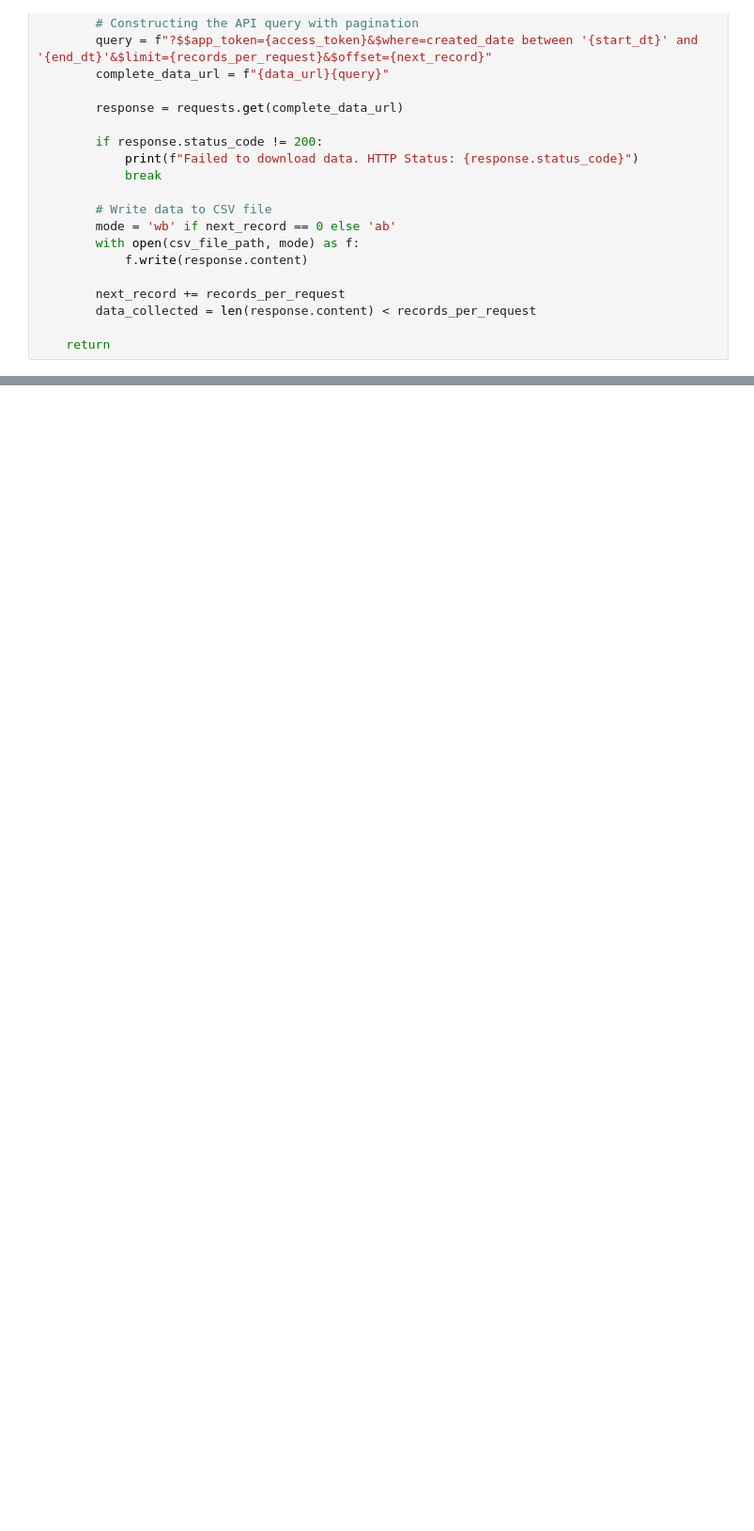
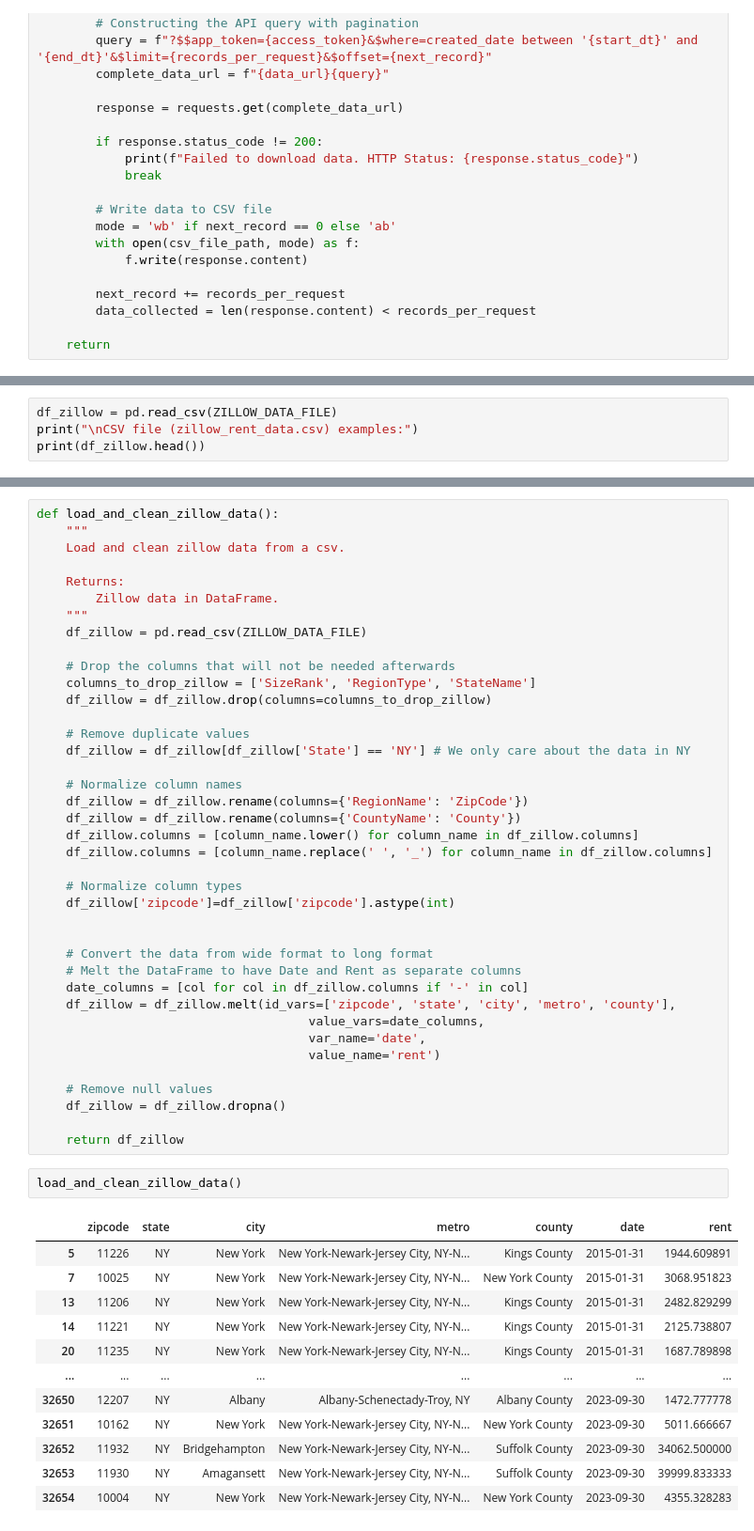
Before and after one commit to donny1101/4501_final_project, a Jupyter notebook: Final Project 2023.ipynb, the cells around one changed output, grey strips where cells are left out. Shown at 94% size. Saved outputs shown, nothing was run; the diff lists cells and outputs as text; blank space fills up the shorter version.

```diff
--- a/Final Project 2023.ipynb
+++ b/Final Project 2023.ipynb
@@ -103,0 +436,4 @@ def download_nyc_csv_data(data_url, access_token, start_dt, end_dt, storage_year
+# %%
+df_zillow = pd.read_csv(ZILLOW_DATA_FILE)
+print("\nCSV file (zillow_rent_data.csv) examples:")
+print(df_zillow.head())
@@ -103,0 +458,54 @@ def download_nyc_csv_data(data_url, access_token, start_dt, end_dt, storage_year
+# %%
+def load_and_clean_zillow_data():
+    """
+    Load and clean zillow data from a csv.
+
+    Returns:
+        Zillow data in DataFrame.
+    """
+    df_zillow = pd.read_csv(ZILLOW_DATA_FILE)
+
+    # Drop the columns that will not be needed afterwards
+    columns_to_drop_zillow = ['SizeRank', 'RegionType', 'StateName']
+    df_zillow = df_zillow.drop(columns=columns_to_drop_zillow)
+
+    # Remove duplicate values
+    df_zillow = df_zillow[df_zillow['State'] == 'NY'] # We only care about the data in NY
+
+    # Normalize column names
+    df_zillow = df_zillow.rename(columns={'RegionName': 'ZipCode'})
+    df_zillow = df_zillow.rename(columns={'CountyName': 'County'})
+    df_zillow.columns = [column_name.lower() for column_name in df_zillow.columns]
+    df_zillow.columns = [column_name.replace(' ', '_') for column_name in df_zillow.columns]
+
+    # Normalize column types
+    df_zillow['zipcode']=df_zillow['zipcode'].astype(int)
+
+
+    # Convert the data from wide format to long format
+    # Melt the DataFrame to have Date and Rent as separate columns
+    date_columns = [col for col in df_zillow.columns if '-' in col]
+    df_zillow = df_zillow.melt(id_vars=['zipcode', 'state', 'city', 'metro', 'county'],
+                                     value_vars=date_columns,
+                                     var_name='date',
+                                     value_name='rent')
+
+    # Remove null values
+    df_zillow = df_zillow.dropna()
+
+    return df_zillow
+# %%
+load_and_clean_zillow_data()
+# %% [output]
+|  | zipcode | state | city | metro | county | date | rent |
+| 5 | 11226 | NY | New York | New York-Newark-Jersey City, NY-N... | Kings County | 2015-01-31 | 1944.609891 |
+| 7 | 10025 | NY | New York | New York-Newark-Jersey City, NY-N... | New York County | 2015-01-31 | 3068.951823 |
+| 13 | 11206 | NY | New York | New York-Newark-Jersey City, NY-N... | Kings County | 2015-01-31 | 2482.829299 |
+| 14 | 11221 | NY | New York | New York-Newark-Jersey City, NY-N... | Kings County | 2015-01-31 | 2125.738807 |
+| 20 | 11235 | NY | New York | New York-Newark-Jersey City, NY-N... | Kings County | 2015-01-31 | 1687.789898 |
+| ... | ... | ... | ... | ... | ... | ... | ... |
+| 32650 | 12207 | NY | Albany | Albany-Schenectady-Troy, NY | Albany County | 2023-09-30 | 1472.777778 |
+| 32651 | 10162 | NY | New York | New York-Newark-Jersey City, NY-N... | New York County | 2023-09-30 | 5011.666667 |
+| 32652 | 11932 | NY | Bridgehampton | New York-Newark-Jersey City, NY-N... | Suffolk County | 2023-09-30 | 34062.500000 |
+| 32653 | 11930 | NY | Amagansett | New York-Newark-Jersey City, NY-N... | Suffolk County | 2023-09-30 | 39999.833333 |
+| 32654 | 10004 | NY | New York | New York-Newark-Jersey City, NY-N... | New York County | 2023-09-30 | 4355.328283 |
```
Also changed, not shown: parts of 37 cells of this notebook.
